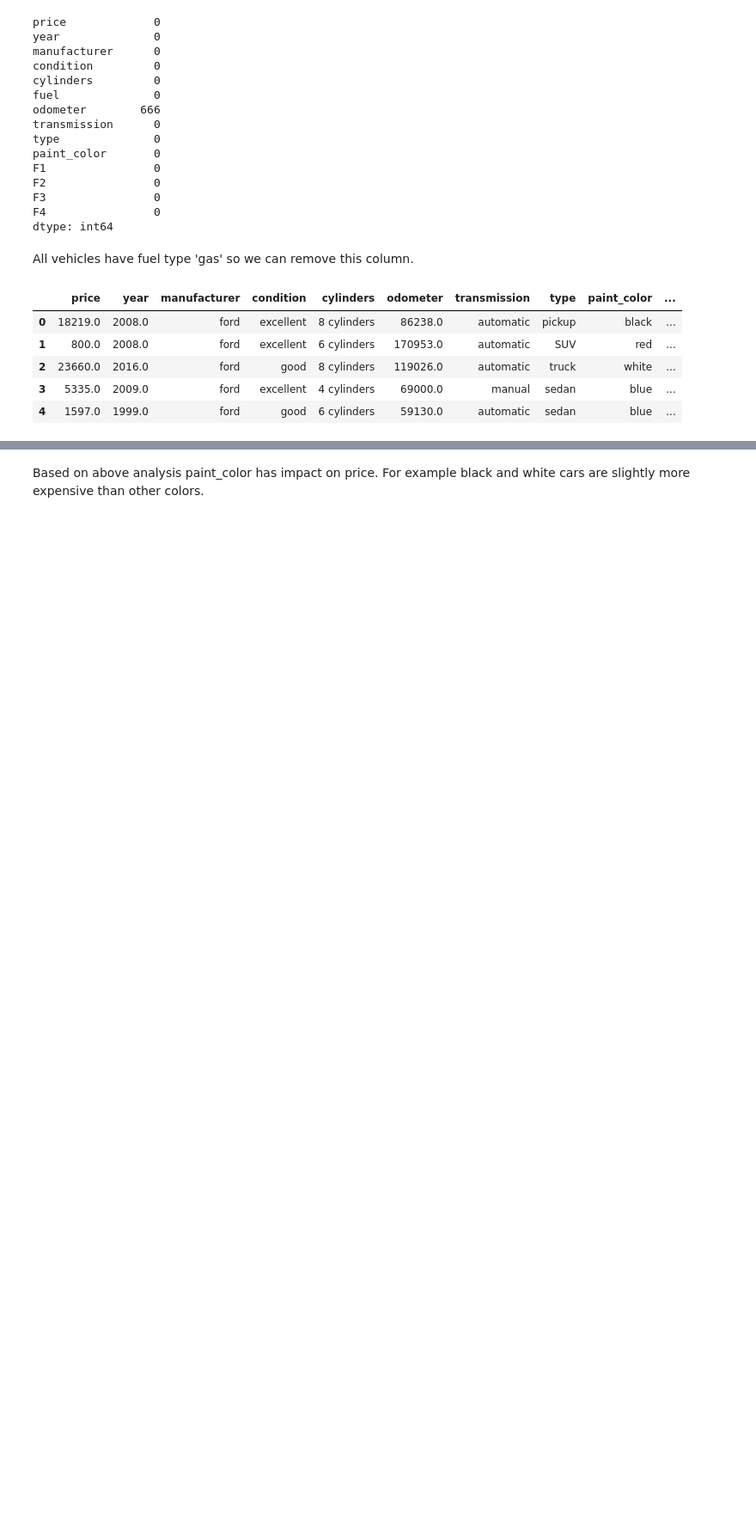
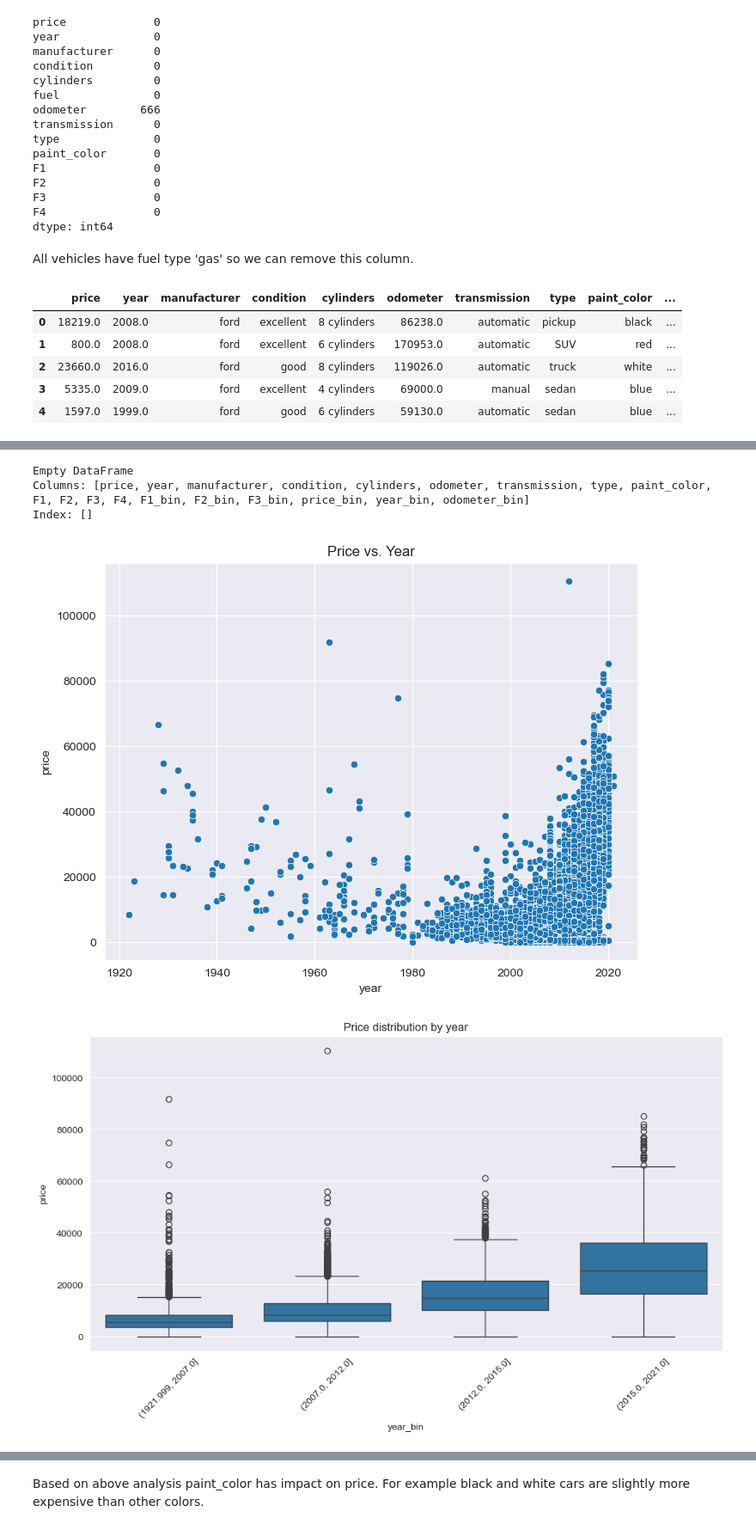
Before and after one commit to logger421/ExplainableAI, a Jupyter notebook: work_set1.ipynb, the cells around one changed output, grey strips where cells are left out. Shown: that part at 86% size. Cells and saved outputs as stored; diff of their text form; code cells hidden in the pictures; blank space fills up the shorter version.

```diff
--- a/work_set1.ipynb
+++ b/work_set1.ipynb
@@ -117,0 +140,22 @@ plt.show()
+# %%
+plt.figure(figsize=(8, 6))
+sns.scatterplot(x='year', y='price', data=dataset)
+plt.title("Price vs. Year")
+plt.show()
+
+print(dataset.loc[dataset['price'] > 300000])
+
+dataset = dataset[dataset['price'] < 300000]
+
+plt.figure(figsize=(8, 6))
+sns.scatterplot(x='year', y='price', data=dataset)
+plt.title("Price vs. Year")
+plt.show()
+
+dataset['year_bin'] = pd.qcut(dataset['year'], q=4,)
+plt.figure(figsize=(12, 6))
+sns.boxplot(x='year_bin', y='price', data=dataset)
+plt.xticks(rotation=45)
+plt.title('Price distribution by year')
+plt.show()
+# %% [output]
@@ -117,0 +163,5 @@ plt.show()
+Empty DataFrame
+Columns: [price, year, manufacturer, condition, cylinders, odometer, transmission, type, paint_color, F1, F2, F3, F4, F1_bin, F2_bin, F3_bin, price_bin, year_bin, odometer_bin]
+Index: []
+[figure, added]
+[figure, added]
```
Also changed, not shown: parts of 45 cells of this notebook.
